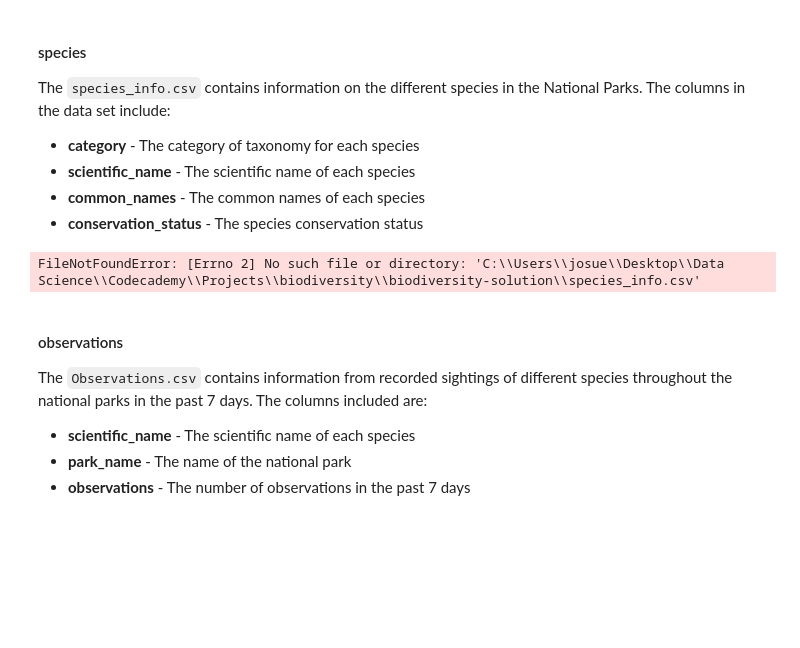
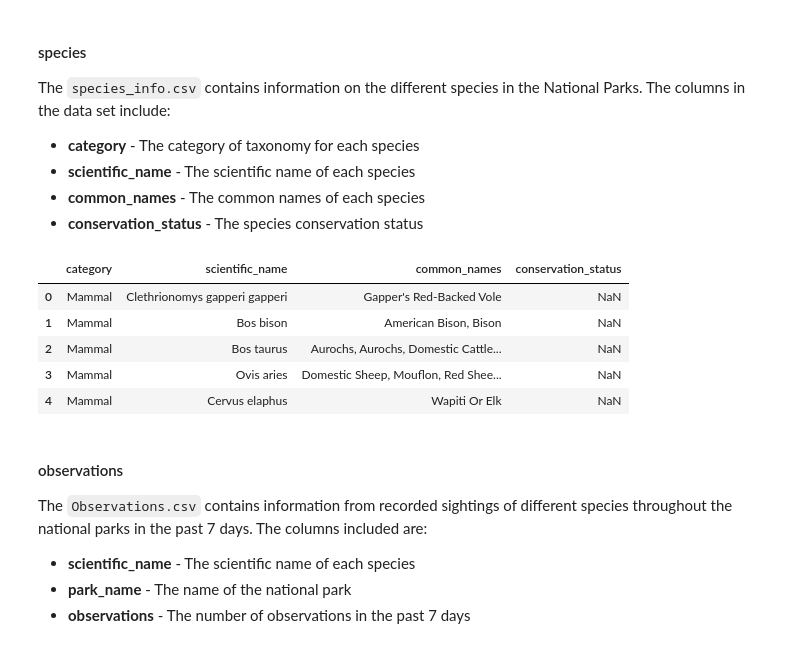
Before and after one commit to JosueLanzarote/Biodiversity-in-National-Parks, a Jupyter notebook: biodiversity.ipynb, the cells around one changed output. Drawn from its saved outputs; the diff is of its cells as text; code cells hidden in the pictures; blank space fills up the shorter version.

Commit message:
Project Done

```diff
--- a/biodiversity.ipynb
+++ b/biodiversity.ipynb
@@ -75,10 +75,15 @@ The `species_info.csv` contains information on the different species in the Nati
 - **common_names** - The common names of each species
 - **conservation_status** - The species conservation status
 # %%
-species = pd.read_csv(r"C:\Users\josue\Desktop\Data Science\Codecademy\Projects\biodiversity\biodiversity-solution\species_info.csv",encoding='utf-8')
+species = pd.read_csv(r"C:\Users\josue\Desktop\Data Science\Codecademy\Projects\biodiversity\species_info.csv", encoding='utf-8')
 species.head()
 # %% [output]
-FileNotFoundError: [Errno 2] No such file or directory: 'C:\\Users\\josue\\Desktop\\Data Science\\Codecademy\\Projects\\biodiversity\\biodiversity-solution\\species_info.csv'
+|  | category | scientific_name | common_names | conservation_status |
+| 0 | Mammal | Clethrionomys gapperi gapperi | Gapper's Red-Backed Vole | NaN |
+| 1 | Mammal | Bos bison | American Bison, Bison | NaN |
+| 2 | Mammal | Bos taurus | Aurochs, Aurochs, Domestic Cattle... | NaN |
+| 3 | Mammal | Ovis aries | Domestic Sheep, Mouflon, Red Shee... | NaN |
+| 4 | Mammal | Cervus elaphus | Wapiti Or Elk | NaN |
 # %% [markdown]
 #### observations
 
```
Also changed, not shown: parts of 26 cells of this notebook.
